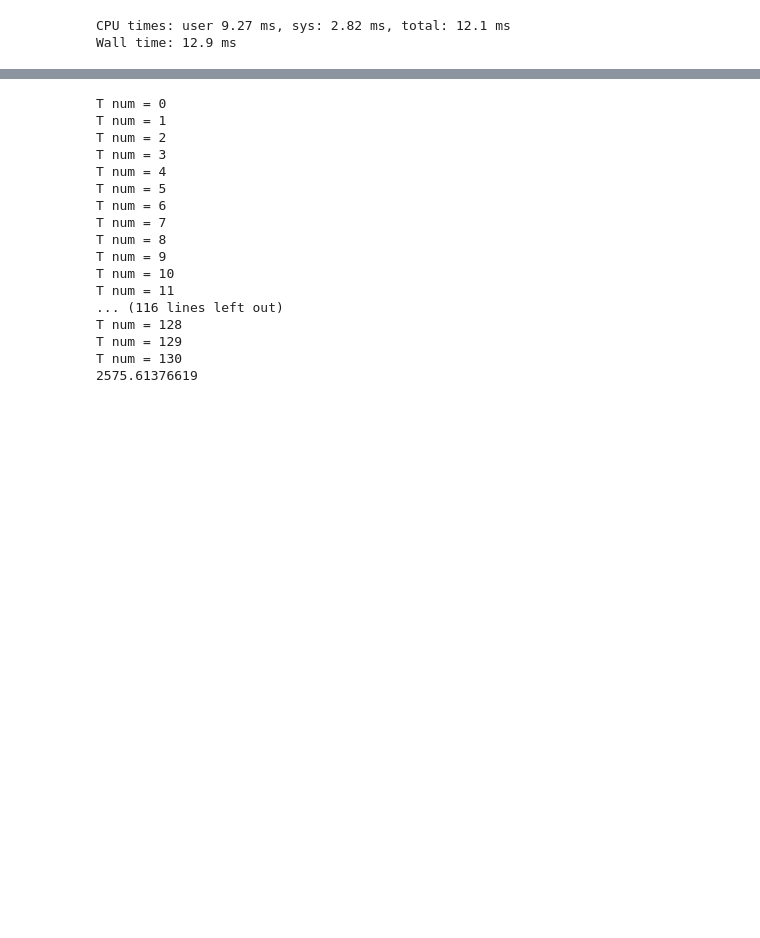
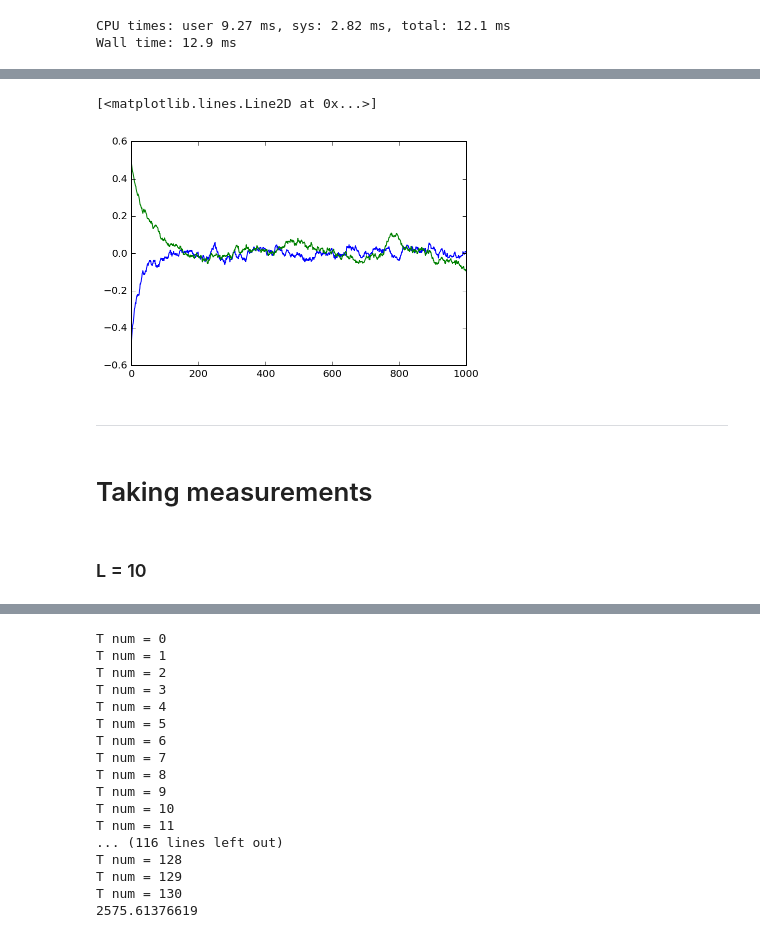
Before and after one commit to kaitshin/PHYSICS113-final-project, a Jupyter notebook: Wolff.ipynb, the cells around one changed output, grey strips where cells are left out. Cells and saved outputs as stored; diff of their text form; code cells hidden in the pictures; blank space fills up the shorter version.

```diff
--- a/Wolff.ipynb
+++ b/Wolff.ipynb
@@ -133,0 +256,14 @@ t_points = len(temps)
+# %%
+L=20
+# grid = np.ones((L,L))
+grid = np.random.rand(*(L,L))
+
+T=2.7
+nsteps = 1000 #200 * L**2
+HH = np.zeros(nsteps)
+MM = np.zeros(nsteps)
+for nn in range(nsteps):
+    if nn%100==0: print 'index',nn
+    grid = wolff(grid, L, J, T, 5)
+    HH[nn] = ising_energy(grid)
+    MM[nn] = np.sum(grid)
@@ -134 +281,13 @@ t_points = len(temps)
+# %%
+plt.plot(range(nsteps)[:nn], np.array(HH[:nn])/L**2)
+plt.plot(range(nsteps)[:nn], np.array(MM[:nn])/L**2)
+# %% [output]
+[<matplotlib.lines.Line2D at 0x...>]
+[figure, added]
+# %% [markdown]
+***
+# %% [markdown]
+# Taking measurements
+# %% [markdown]
+### L = 10
 # %%
```
Also changed, not shown: parts of 49 cells of this notebook.
